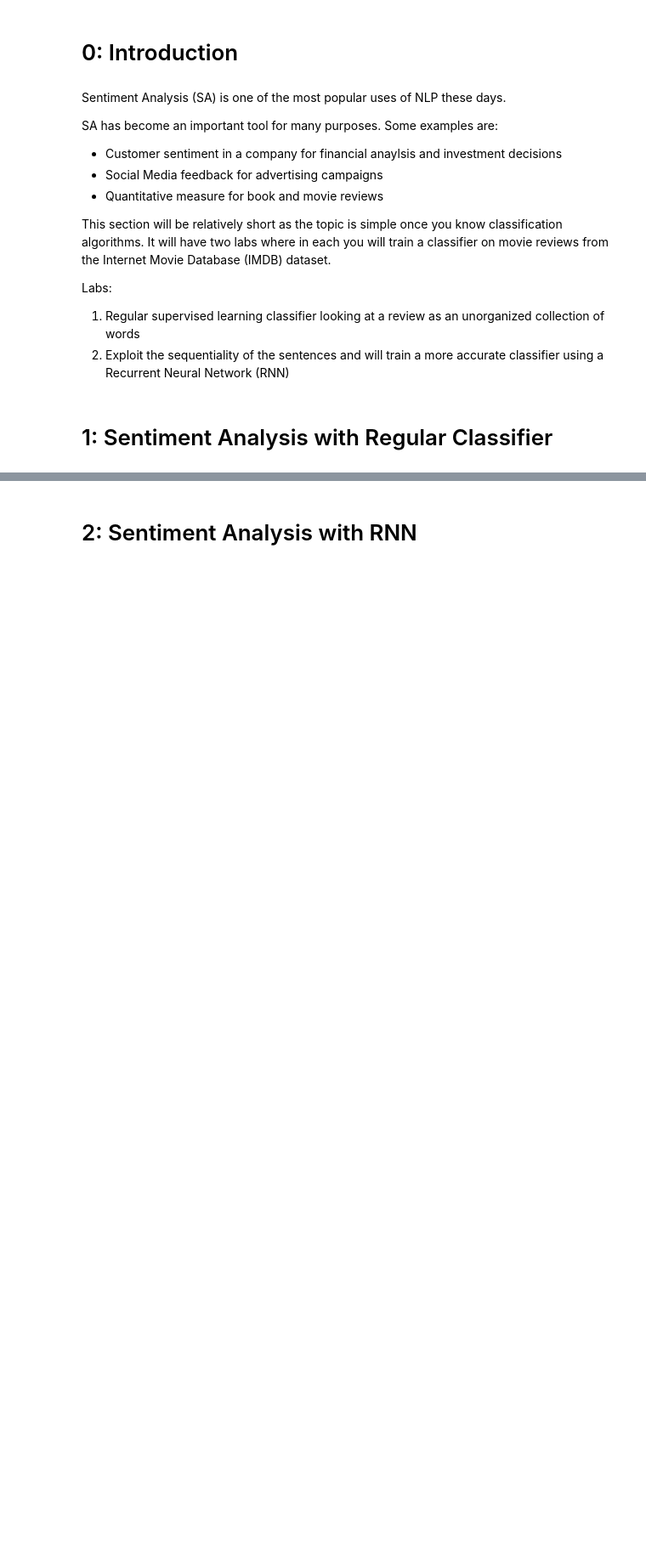
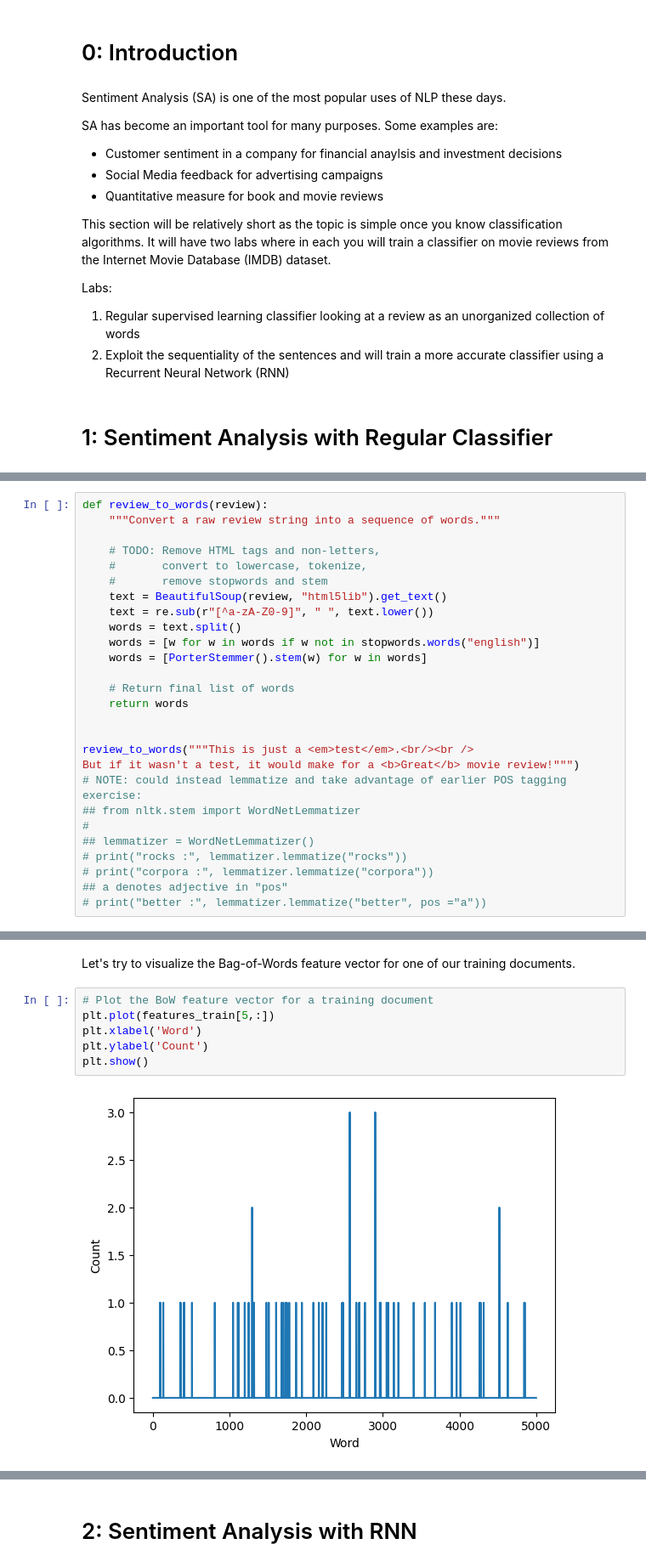
Before and after one commit to ChristopherDaigle/udacity_nlp_nanodeg, a Jupyter notebook: 02_computing-with-NLP/04_sentiment_analysis.ipynb, the cells around one changed output, grey strips where cells are left out. Shown at 85% size. Drawn from its saved outputs; the diff is of its cells as text; blank space fills up the shorter version.

```diff
--- a/02_computing-with-NLP/04_sentiment_analysis.ipynb
+++ b/02_computing-with-NLP/04_sentiment_analysis.ipynb
@@ -50,0 +241,27 @@ But now, how do we deal with words that are represented more than once? What if
+# %%
+def review_to_words(review):
+    """Convert a raw review string into a sequence of words."""
+
+    # TODO: Remove HTML tags and non-letters,
+    #       convert to lowercase, tokenize,
+    #       remove stopwords and stem
+    text = BeautifulSoup(review, "html5lib").get_text()
+    text = re.sub(r"[^a-zA-Z0-9]", " ", text.lower())
+    words = text.split()
+    words = [w for w in words if w not in stopwords.words("english")]
+    words = [PorterStemmer().stem(w) for w in words]
+
+    # Return final list of words
+    return words
+
+
+review_to_words("""This is just a <em>test</em>.<br/><br />
+But if it wasn't a test, it would make for a <b>Great</b> movie review!""")
+# NOTE: could instead lemmatize and take advantage of earlier POS tagging exercise:
+## from nltk.stem import WordNetLemmatizer
+#
+## lemmatizer = WordNetLemmatizer()
+# print("rocks :", lemmatizer.lemmatize("rocks"))
+# print("corpora :", lemmatizer.lemmatize("corpora"))
+## a denotes adjective in "pos"
+# print("better :", lemmatizer.lemmatize("better", pos ="a"))
@@ -50,0 +438,10 @@ But now, how do we deal with words that are represented more than once? What if
+# %% [markdown]
+Let's try to visualize the Bag-of-Words feature vector for one of our training documents.
+# %%
+# Plot the BoW feature vector for a training document
+plt.plot(features_train[5,:])
+plt.xlabel('Word')
+plt.ylabel('Count')
+plt.show()
+# %% [output]
+[figure, added]
```
Also changed, not shown: parts of 30 cells of this notebook.
